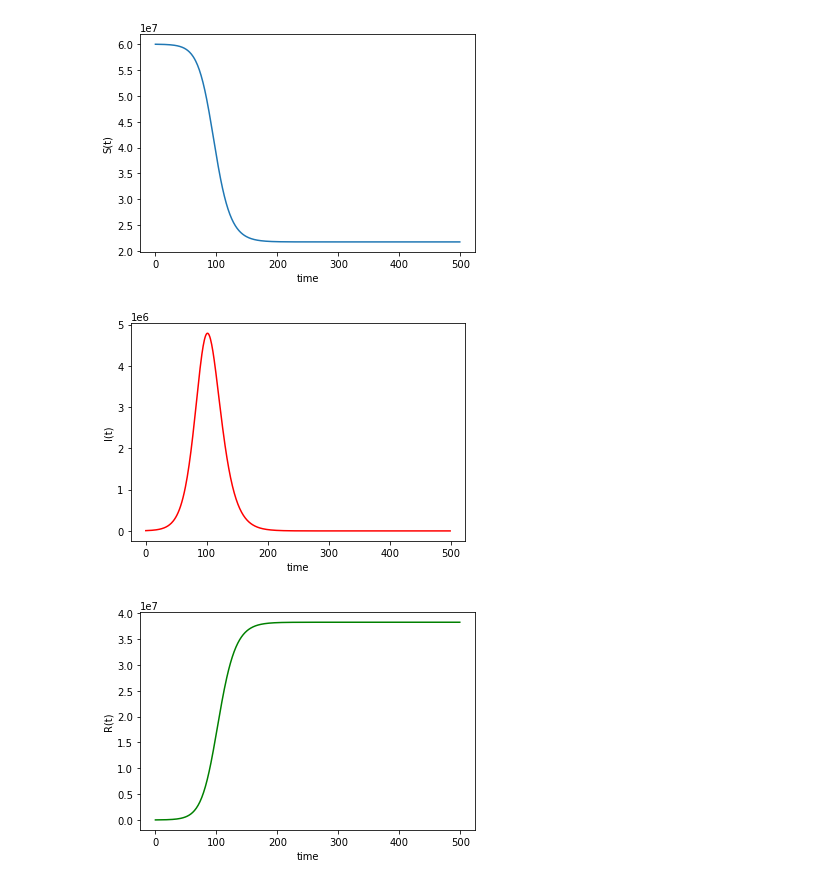
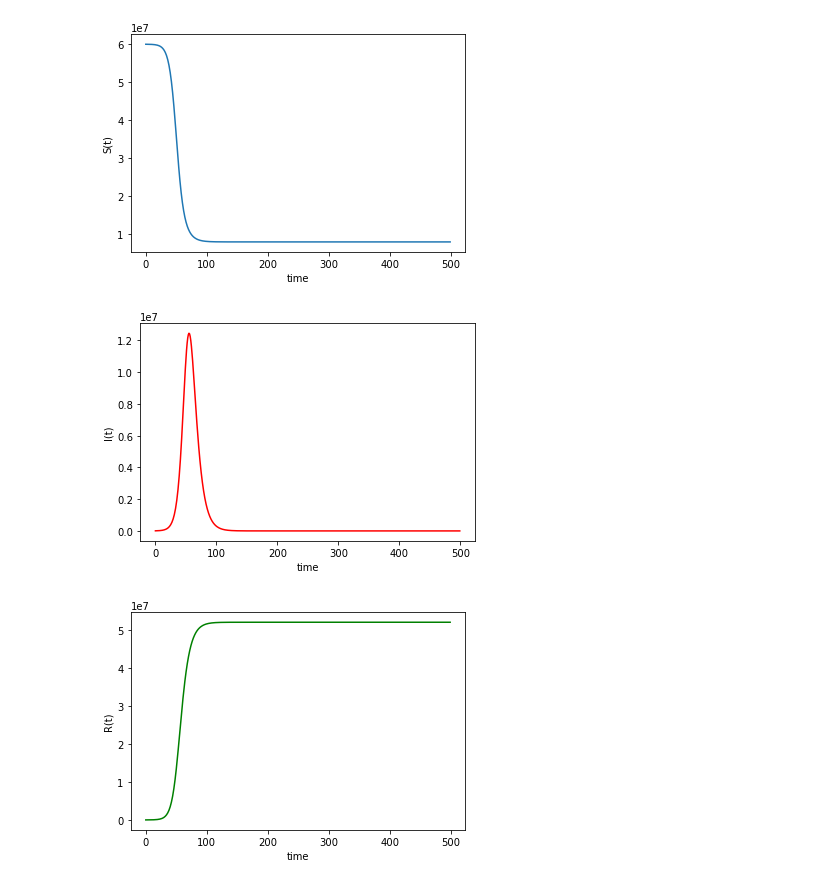
Before and after one commit to dfrancioni/Project-2, a Jupyter notebook: Project 2 Francioni.ipynb, the cells around one changed output. Drawn from its saved outputs; the diff is of its cells as text; code cells hidden in the pictures.

```diff
--- a/Project 2 Francioni.ipynb
+++ b/Project 2 Francioni.ipynb
@@ -11,15 +11,18 @@ S0 = 6*10**7
 r0 = 3862.32
 r1 = 966.54
 r2 = 80.35
+A = 8.26648
+B = 0.221083
+C = -0.00430354
 
 #initial conditions
-gamma = beta*S0*r1/(beta*r1+r2)
-R0 = S0/gamma
-I0 = r1/beta
-theta = r2/(r1*beta)
-alpha = beta/gamma
+# gamma = beta*S0*r1/(beta*r1+r2)
+R0 = np.exp(A)
+I0 = B*np.exp(A)/beta
+gamma = beta*S0*B/(beta*B+B**2+2*C)
+alpha = (beta/gamma)
 
-# Define our derivatives for the SIR model
+#Define our derivatives for the SIR model
 def f(v,t):
     S, I, R = v;
     return np.array([-alpha*S*I,alpha*S*I-beta*I,beta*I])
@@ -27,33 +30,33 @@ def f(v,t):
 # define step size
 h = 1;
 n_steps = 500;
 
 # define our initial conditions.
 time = np.zeros(n_steps);
 output = np.zeros((n_steps,3));
 output[0] = [S0,I0,R0];
 
 # Write a loop here to perform a forward euler solution. After the loop, plot the results.
 n=0
 for n in range(n_steps-1):
     time[n+1]=time[n]+h
     output[n+1]=output[n]+h*f(output[n],time[n])
 
 plt.plot(time, output[:,0]);
 plt.xlabel('time')
 plt.ylabel('S(t)')
 plt.show()
 
 plt.plot(time, output[:,1],color='r');
 plt.xlabel('time')
 plt.ylabel('I(t)')
 plt.show()
 
 plt.plot(time, output[:,2],color='g');
 plt.xlabel('time')
 plt.ylabel('R(t)')
 plt.show()
 # %% [output]
-[figure, old version]
+[figure, new version]
-[figure, old version]
+[figure, new version]
-[figure, old version]
+[figure, new version]
```
Also changed, not shown: parts of 4 cells of this notebook, 1 other file.
